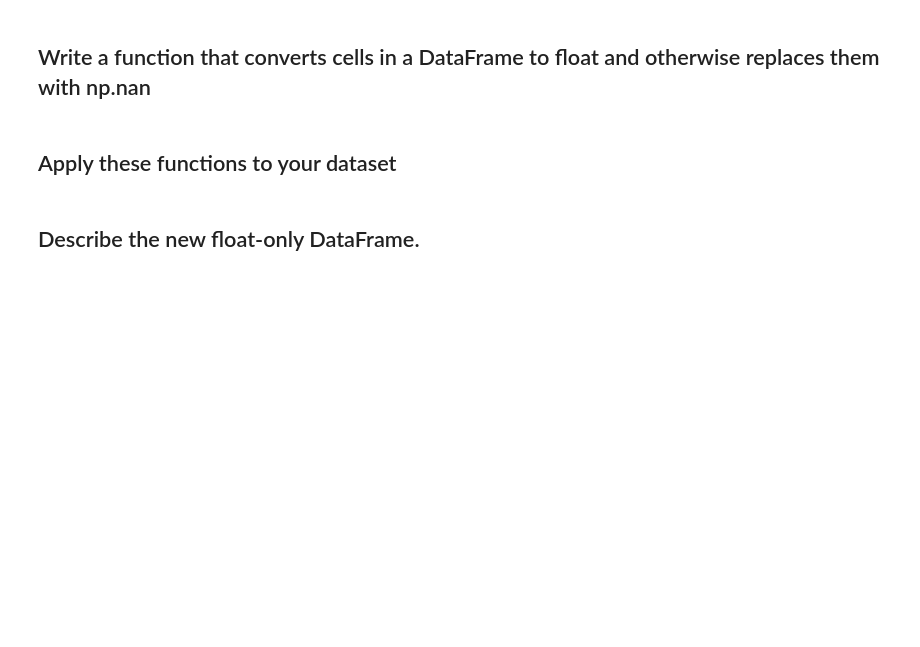
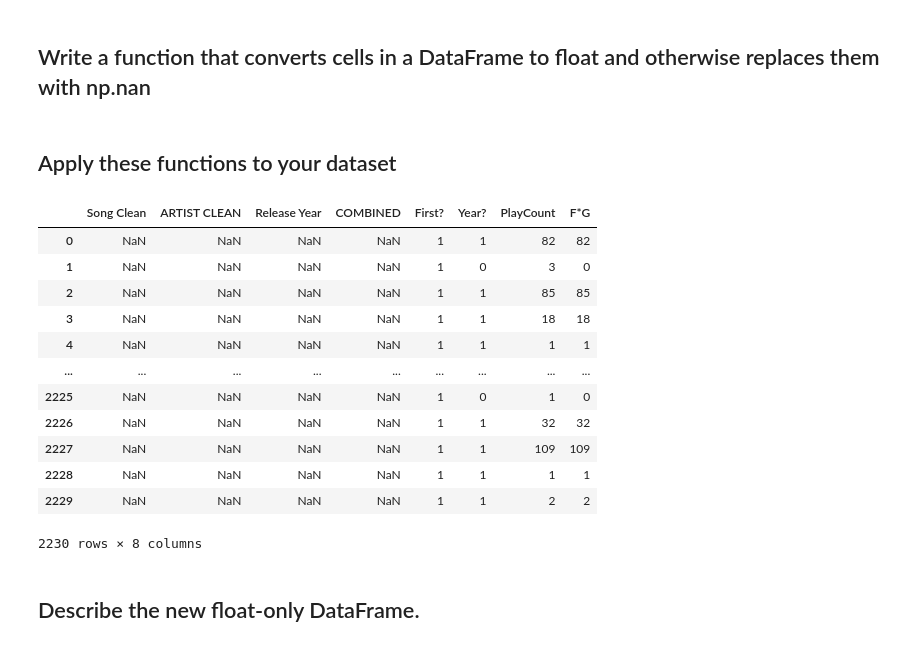
Before and after one commit to NPHansen/DS_AI, a Jupyter notebook: Lab 2/IOD_Lab 2.1.1.ipynb, the cells around one changed output. Saved outputs shown, nothing was run; the diff lists cells and outputs as text; code cells hidden in the pictures; blank space fills up the shorter version.

```diff
--- a/Lab 2/IOD_Lab 2.1.1.ipynb
+++ b/Lab 2/IOD_Lab 2.1.1.ipynb
@@ -754,7 +755,31 @@ Release year is prior to 1970
+# %%
+#ANSWER
+def to_float(df):
+    for i in df:
+        if df[i].dtypes != 'int64':
+            df[i] = np.NaN
+        else:
+            df[i] = df[i].astype('int64')
+    return df
 # %% [markdown]
 ## Apply these functions to your dataset
 # %%
 #ANSWER
+to_float(df)
+# %% [output]
+|  | Song Clean | ARTIST CLEAN | Release Year | COMBINED | First? | Year? | PlayCount | F*G |
+| 0 | NaN | NaN | NaN | NaN | 1 | 1 | 82 | 82 |
+| 1 | NaN | NaN | NaN | NaN | 1 | 0 | 3 | 0 |
+| 2 | NaN | NaN | NaN | NaN | 1 | 1 | 85 | 85 |
+| 3 | NaN | NaN | NaN | NaN | 1 | 1 | 18 | 18 |
+| 4 | NaN | NaN | NaN | NaN | 1 | 1 | 1 | 1 |
+| ... | ... | ... | ... | ... | ... | ... | ... | ... |
+| 2225 | NaN | NaN | NaN | NaN | 1 | 0 | 1 | 0 |
+| 2226 | NaN | NaN | NaN | NaN | 1 | 1 | 32 | 32 |
+| 2227 | NaN | NaN | NaN | NaN | 1 | 1 | 109 | 109 |
+| 2228 | NaN | NaN | NaN | NaN | 1 | 1 | 1 | 1 |
+| 2229 | NaN | NaN | NaN | NaN | 1 | 1 | 2 | 2 |
+2230 rows × 8 columns
 # %% [markdown]
 ## Describe the new float-only DataFrame.
 # %%
```
Also changed, not shown: parts of 14 cells of this notebook, 1 other file.
